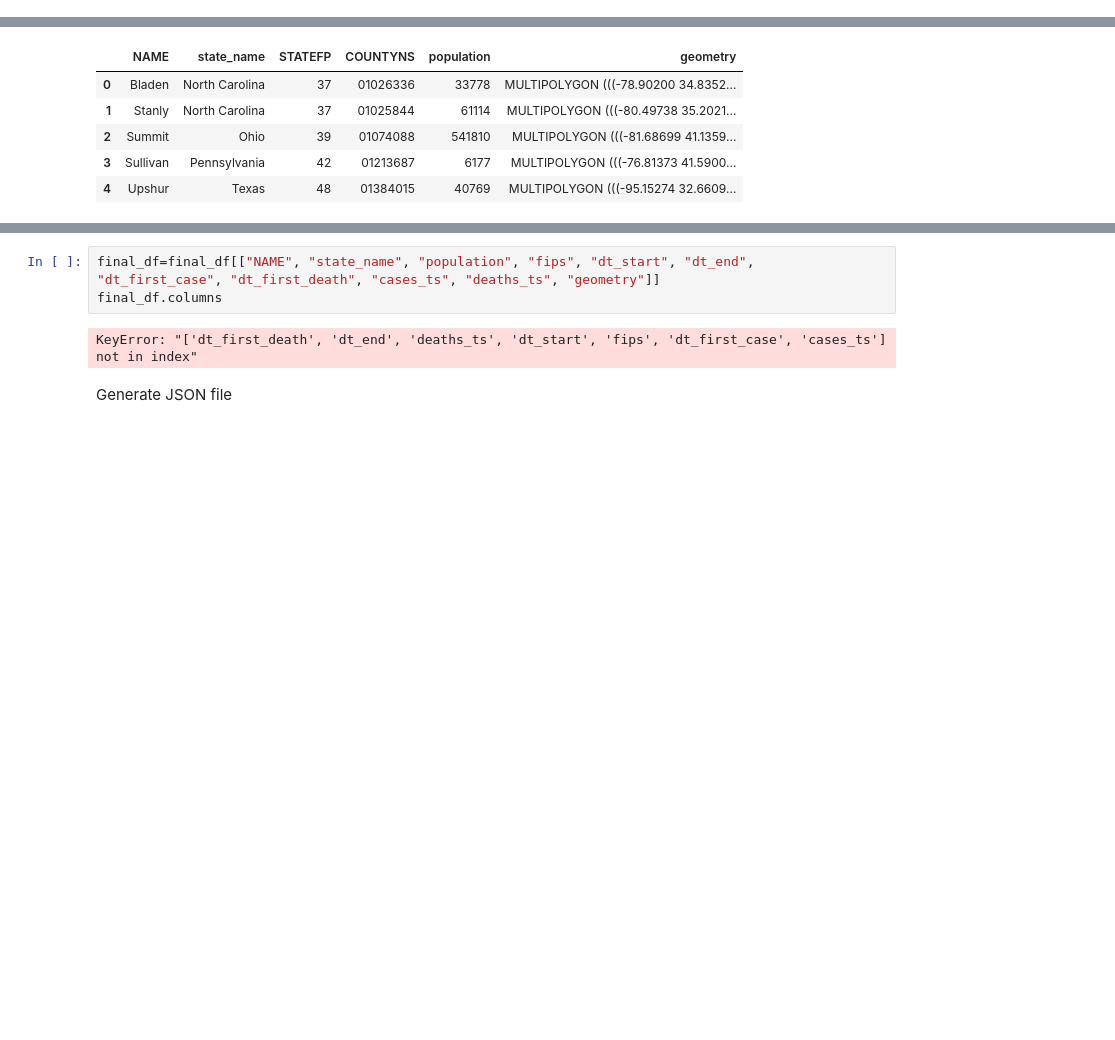
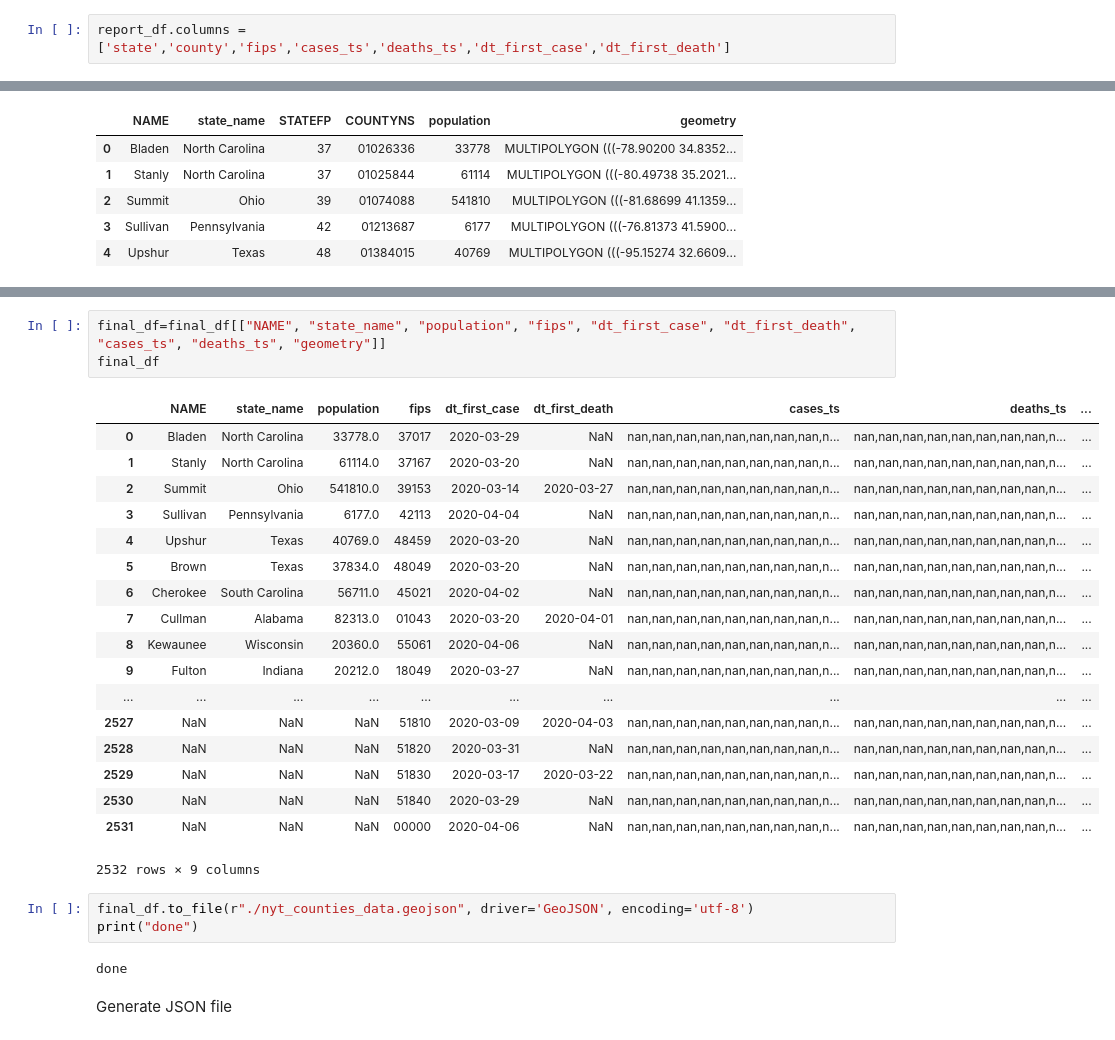
Before and after one commit to cybergis/wherecovid19_webapp, a Jupyter notebook: preprocessing/counties_new.ipynb, the cells around one changed output, grey strips where cells are left out. Saved outputs shown, nothing was run; the diff lists cells and outputs as text; blank space fills up the shorter version.

```diff
--- a/preprocessing/counties_new.ipynb
+++ b/preprocessing/counties_new.ipynb
@@ -104,0 +109,2 @@ report_df.head(5)
+# %%
+report_df.columns = ['state','county','fips','cases_ts','deaths_ts','dt_first_case','dt_first_death']
@@ -123,9 +138,31 @@ Index([                'NAME',           'state_name',           'population',
       dtype='object')
 # %%
-final_df=final_df[["NAME", "state_name", "population", "fips", "dt_start", "dt_end", "dt_first_case", "dt_first_death", "cases_ts", "deaths_ts", "geometry"]]
-final_df.columns
+final_df=final_df[["NAME", "state_name", "population", "fips", "dt_first_case", "dt_first_death", "cases_ts", "deaths_ts", "geometry"]]
+final_df
 # %% [output]
+|  | NAME | state_name | population | fips | dt_first_case | dt_first_death | cases_ts | deaths_ts | ... |
+| 0 | Bladen | North Carolina | 33778.0 | 37017 | 2020-03-29 | NaN | nan,nan,nan,nan,nan,nan,nan,nan,n... | nan,nan,nan,nan,nan,nan,nan,nan,n... | ... |
+| 1 | Stanly | North Carolina | 61114.0 | 37167 | 2020-03-20 | NaN | nan,nan,nan,nan,nan,nan,nan,nan,n... | nan,nan,nan,nan,nan,nan,nan,nan,n... | ... |
+| 2 | Summit | Ohio | 541810.0 | 39153 | 2020-03-14 | 2020-03-27 | nan,nan,nan,nan,nan,nan,nan,nan,n... | nan,nan,nan,nan,nan,nan,nan,nan,n... | ... |
+| 3 | Sullivan | Pennsylvania | 6177.0 | 42113 | 2020-04-04 | NaN | nan,nan,nan,nan,nan,nan,nan,nan,n... | nan,nan,nan,nan,nan,nan,nan,nan,n... | ... |
+| 4 | Upshur | Texas | 40769.0 | 48459 | 2020-03-20 | NaN | nan,nan,nan,nan,nan,nan,nan,nan,n... | nan,nan,nan,nan,nan,nan,nan,nan,n... | ... |
+| 5 | Brown | Texas | 37834.0 | 48049 | 2020-03-20 | NaN | nan,nan,nan,nan,nan,nan,nan,nan,n... | nan,nan,nan,nan,nan,nan,nan,nan,n... | ... |
+| 6 | Cherokee | South Carolina | 56711.0 | 45021 | 2020-04-02 | NaN | nan,nan,nan,nan,nan,nan,nan,nan,n... | nan,nan,nan,nan,nan,nan,nan,nan,n... | ... |
+| 7 | Cullman | Alabama | 82313.0 | 01043 | 2020-03-20 | 2020-04-01 | nan,nan,nan,nan,nan,nan,nan,nan,n... | nan,nan,nan,nan,nan,nan,nan,nan,n... | ... |
+| 8 | Kewaunee | Wisconsin | 20360.0 | 55061 | 2020-04-06 | NaN | nan,nan,nan,nan,nan,nan,nan,nan,n... | nan,nan,nan,nan,nan,nan,nan,nan,n... | ... |
+| 9 | Fulton | Indiana | 20212.0 | 18049 | 2020-03-27 | NaN | nan,nan,nan,nan,nan,nan,nan,nan,n... | nan,nan,nan,nan,nan,nan,nan,nan,n... | ... |
+| ... | ... | ... | ... | ... | ... | ... | ... | ... | ... |
+| 2527 | NaN | NaN | NaN | 51810 | 2020-03-09 | 2020-04-03 | nan,nan,nan,nan,nan,nan,nan,nan,n... | nan,nan,nan,nan,nan,nan,nan,nan,n... | ... |
+| 2528 | NaN | NaN | NaN | 51820 | 2020-03-31 | NaN | nan,nan,nan,nan,nan,nan,nan,nan,n... | nan,nan,nan,nan,nan,nan,nan,nan,n... | ... |
+| 2529 | NaN | NaN | NaN | 51830 | 2020-03-17 | 2020-03-22 | nan,nan,nan,nan,nan,nan,nan,nan,n... | nan,nan,nan,nan,nan,nan,nan,nan,n... | ... |
+| 2530 | NaN | NaN | NaN | 51840 | 2020-03-29 | NaN | nan,nan,nan,nan,nan,nan,nan,nan,n... | nan,nan,nan,nan,nan,nan,nan,nan,n... | ... |
+| 2531 | NaN | NaN | NaN | 00000 | 2020-04-06 | NaN | nan,nan,nan,nan,nan,nan,nan,nan,n... | nan,nan,nan,nan,nan,nan,nan,nan,n... | ... |
-KeyError: "['dt_first_death', 'dt_end', 'deaths_ts', 'dt_start', 'fips', 'dt_first_case', 'cases_ts'] not in index"
+2532 rows × 9 columns
+# %%
+final_df.to_file(r"./nyt_counties_data.geojson", driver='GeoJSON', encoding='utf-8')
+print("done")
+# %% [output]
+done
 # %% [markdown]
 Generate JSON file
 # %%
```
Also changed, not shown: parts of 10 cells of this notebook.
